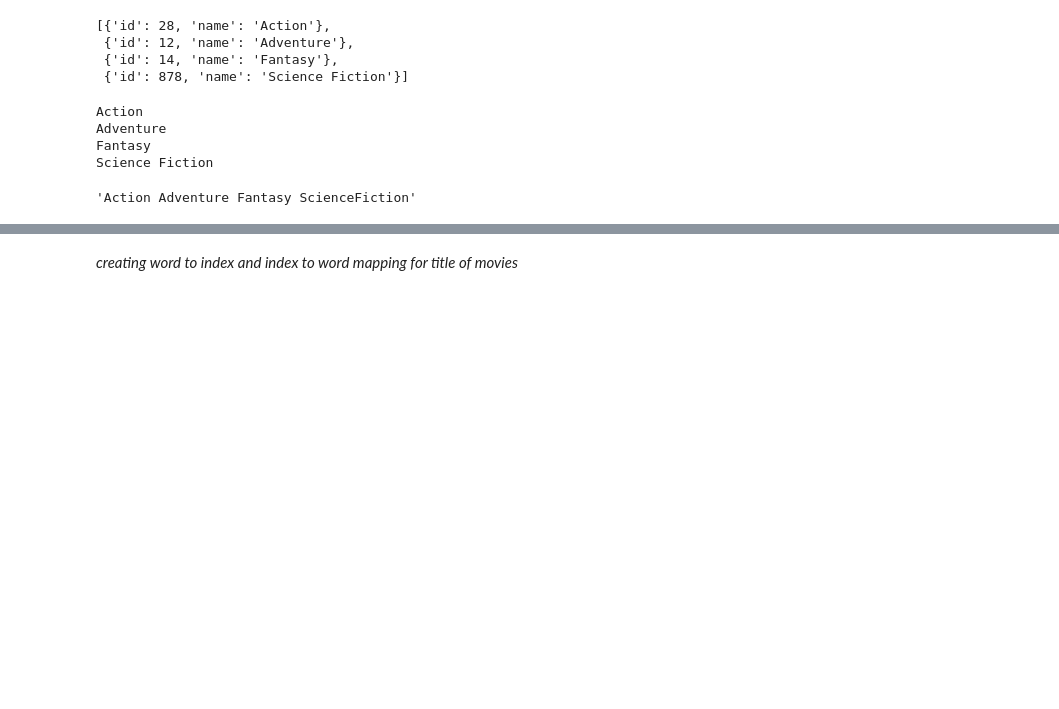
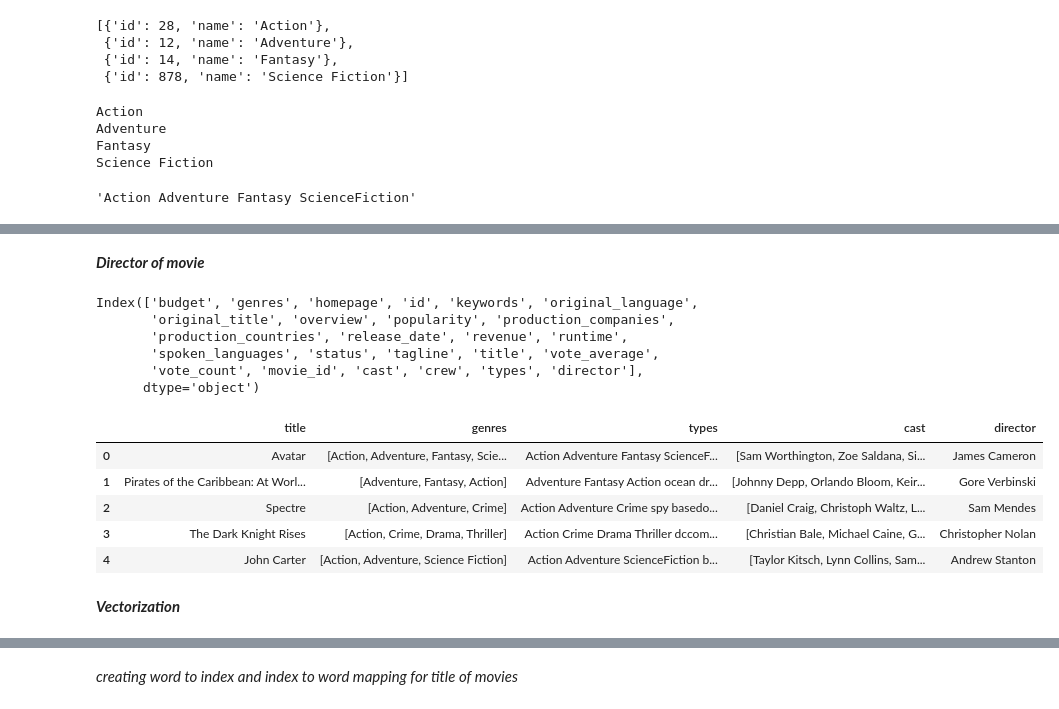
Before and after one commit to Shiv-am-04/Movie-Recommender-system, a Jupyter notebook: BasicRecommender.ipynb, the cells around one changed output, grey strips where cells are left out. Drawn from its saved outputs; the diff is of its cells as text; code cells hidden in the pictures; blank space fills up the shorter version.

```diff
--- a/BasicRecommender.ipynb
+++ b/BasicRecommender.ipynb
@@ -90,3 +120,37 @@ data['string'][0]
+# %%
+movies['cast'] = movies.apply(cast,axis=1)
+# %% [markdown]
+***Director of movie***
+# %%
+def director(row):
+  obj = json.loads(row['crew'])
+  for i in obj:
+    if i['job'] == 'Director':
+      return i['name']
+# %%
+movies['director'] = movies.apply(director,axis=1)
+# %%
+movies.columns
+# %% [output]
+Index(['budget', 'genres', 'homepage', 'id', 'keywords', 'original_language',
+       'original_title', 'overview', 'popularity', 'production_companies',
+       'production_countries', 'release_date', 'revenue', 'runtime',
+       'spoken_languages', 'status', 'tagline', 'title', 'vote_average',
+       'vote_count', 'movie_id', 'cast', 'crew', 'types', 'director'],
+      dtype='object')
+# %%
+movies_processed = movies[['title','genres','types','cast','director']]
+# %%
+movies_processed.head()
+# %% [output]
+|  | title | genres | types | cast | director |
+| 0 | Avatar | [Action, Adventure, Fantasy, Scie... | Action Adventure Fantasy ScienceF... | [Sam Worthington, Zoe Saldana, Si... | James Cameron |
+| 1 | Pirates of the Caribbean: At Worl... | [Adventure, Fantasy, Action] | Adventure Fantasy Action ocean dr... | [Johnny Depp, Orlando Bloom, Keir... | Gore Verbinski |
+| 2 | Spectre | [Action, Adventure, Crime] | Action Adventure Crime spy basedo... | [Daniel Craig, Christoph Waltz, L... | Sam Mendes |
+| 3 | The Dark Knight Rises | [Action, Crime, Drama, Thriller] | Action Crime Drama Thriller dccom... | [Christian Bale, Michael Caine, G... | Christopher Nolan |
+| 4 | John Carter | [Action, Adventure, Science Fiction] | Action Adventure ScienceFiction b... | [Taylor Kitsch, Lynn Collins, Sam... | Andrew Stanton |
+# %% [markdown]
+***Vectorization***
 # %%
 from sklearn.feature_extraction.text import TfidfVectorizer
 
```
Also changed, not shown: parts of 57 cells of this notebook.
